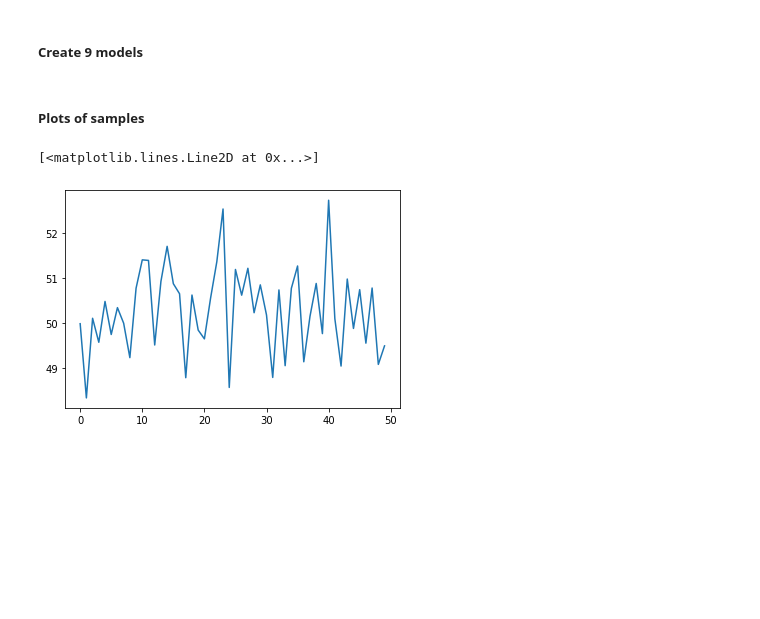
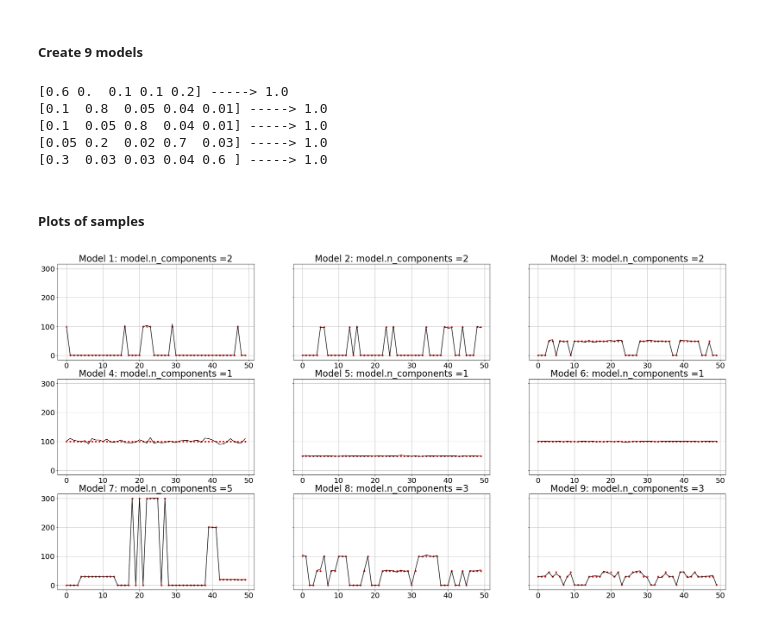
Before and after one commit to mkonopacka/HMM_DTW_v2, a Jupyter notebook: hmm.ipynb, the cells around one changed output. Cells and saved outputs as stored; diff of their text form; code cells hidden in the pictures; blank space fills up the shorter version.

Commit message:
Add plots for HMM generated data

```diff
--- a/hmm.ipynb
+++ b/hmm.ipynb
@@ -110,21 +110,27 @@ model_5hidden_3 = hmm.GaussianHMM(n_components= 5, covariance_type= "diag")
 model_5hidden_3.means_ = np.array([[0.1],[20],[30],[200],[300]])
 model_5hidden_3.covars_ = np.array([[0.001],[0.2],[0.3],[0.5],[0.5]])
 model_5hidden_3.startprob_ = np.array([0.6, 0.1, 0.1, 0.1, 0.1])
-model_5hidden_3.transmat_ = np.array([[0.6, 0.1, 0.1, 0.1, 0.1],
+model_5hidden_3.transmat_ = np.array([[0.6, 0.0, 0.1, 0.1, 0.2],
                                       [0.1, 0.8, 0.05, 0.04, 0.01],
-                                      [0.1, 0.15, 0.8, 0.04, 0.01],
+                                      [0.1, 0.05, 0.8, 0.04, 0.01],
                                       [0.05, 0.2, 0.02, 0.7, 0.03],
                                       [0.3, 0.03, 0.03, 0.04, 0.6]
                                       ])
 models_lst.append(model_5hidden_3)
+# %% [output]
+[0.6 0.  0.1 0.1 0.2] -----> 1.0
+[0.1  0.8  0.05 0.04 0.01] -----> 1.0
+[0.1  0.05 0.8  0.04 0.01] -----> 1.0
+[0.05 0.2  0.02 0.7  0.03] -----> 1.0
+[0.3  0.03 0.03 0.04 0.6 ] -----> 1.0
 # %%
 model_3hidden_1 = hmm.GaussianHMM(n_components= 3, covariance_type= "diag")
 model_3hidden_1.means_ = np.array([[0.1],[50], [100]])
 model_3hidden_1.covars_ = np.array([[0.001],[5], [5]])
 model_3hidden_1.startprob_ = np.array([0.1, 0.7, 0.2])
-model_3hidden_1.transmat_ = np.array([[0.6, 0.4, 0],
+model_3hidden_1.transmat_ = np.array([[0.6, 0.4, 0.0],
                                       [0.1, 0.8, 0.1],
-                                      [0.7, 0.01, 0.2]
+                                      [0.7, 0.01, 0.29]
                                       ])
 models_lst.append(model_3hidden_1)
 # %%
@@ -139,9 +145,22 @@ model_3hidden_2.transmat_ = np.array([[0.5, 0.4, 0.1],
 models_lst.append(model_3hidden_2)
 # %% [markdown]
 ##### Plots of samples
-# %%
-# test czy cos sie zmienia
-plt.plot(model_1hidden_2.sample(500)[0])
-# %% [output]
-[<matplotlib.lines.Line2D at 0x...>]
-[figure, removed]
+# %%
+plt.rcParams["figure.figsize"] = (32, 16)
+plt.rcParams['font.size'] = 20
+fig, axes = plt.subplots(3,3, sharey = "all")
+for i, ax in enumerate(axes.reshape(-1)):
+    model = models_lst[i]
+    try:
+        X,Z = model.sample(50)
+    except Exception as e:
+        print(f"Error in model {i}: {e}")
+        continue
+
+    means = [model.means_[hidden_state] for hidden_state in Z]
+    ax.plot(X, color = "black")
+    ax.scatter(np.array(range(len(Z))), means, color = "red", s = 15)
+    ax.set_title(f"Model {i+1}: {model.n_components =}")
+    ax.grid()
+# %% [output]
+[figure, added]
```
Also changed, not shown: parts of 1 cell of this notebook.
